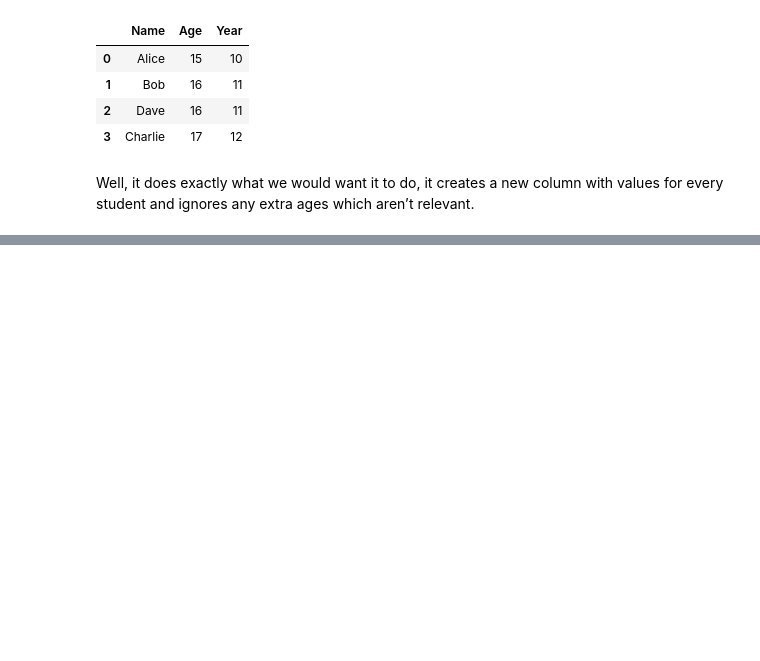
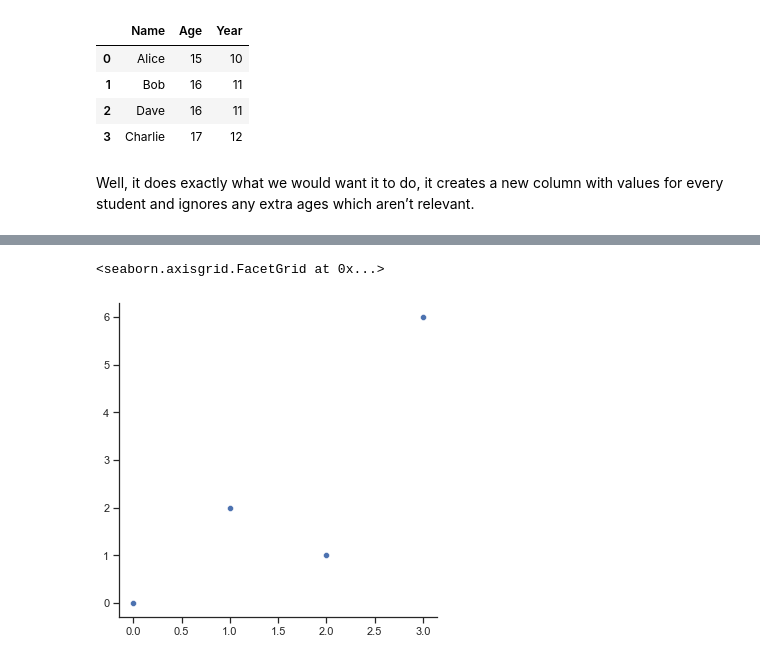
Before and after one commit to Aidan23Smith/Starting-with-Python, a Jupyter notebook: Python Basics.ipynb, the cells around one changed output, grey strips where cells are left out. Drawn from its saved outputs; the diff is of its cells as text; code cells hidden in the pictures; blank space fills up the shorter version.

```diff
--- a/Python Basics.ipynb
+++ b/Python Basics.ipynb
@@ -1527,0 +1620,7 @@ Well, it does exactly what we would want it to do, it creates a new column with
+# %%
+x = [0, 1, 2, 3]
+y = [0, 2, 1, 6]
+sns.scatterplot(x, y)
+# %% [output]
+<seaborn.axisgrid.FacetGrid at 0x...>
+[figure, added]
```
Also changed, not shown: parts of 42 cells of this notebook.
